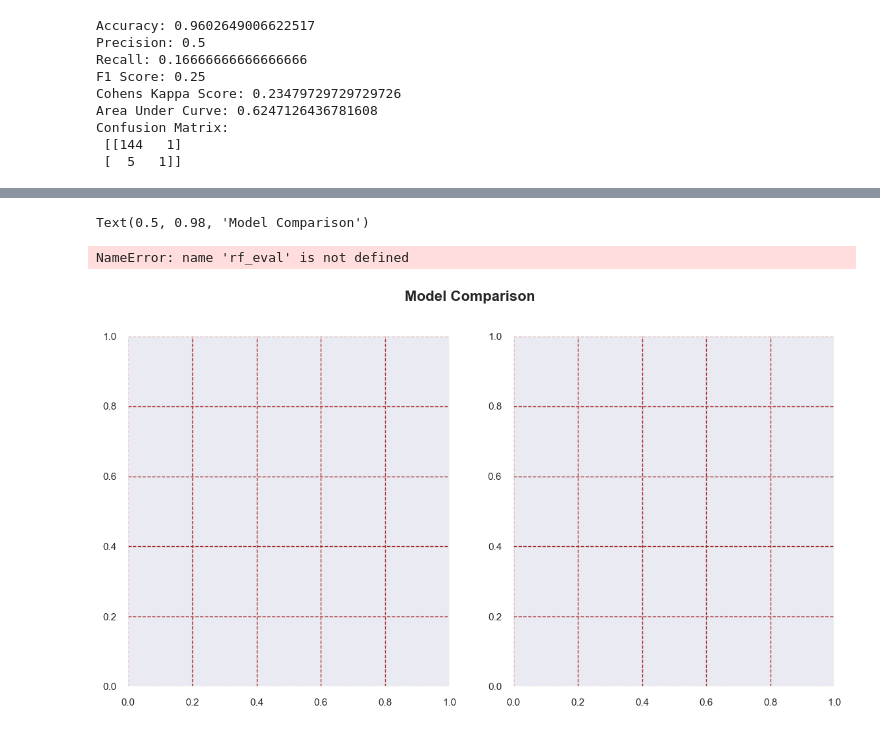
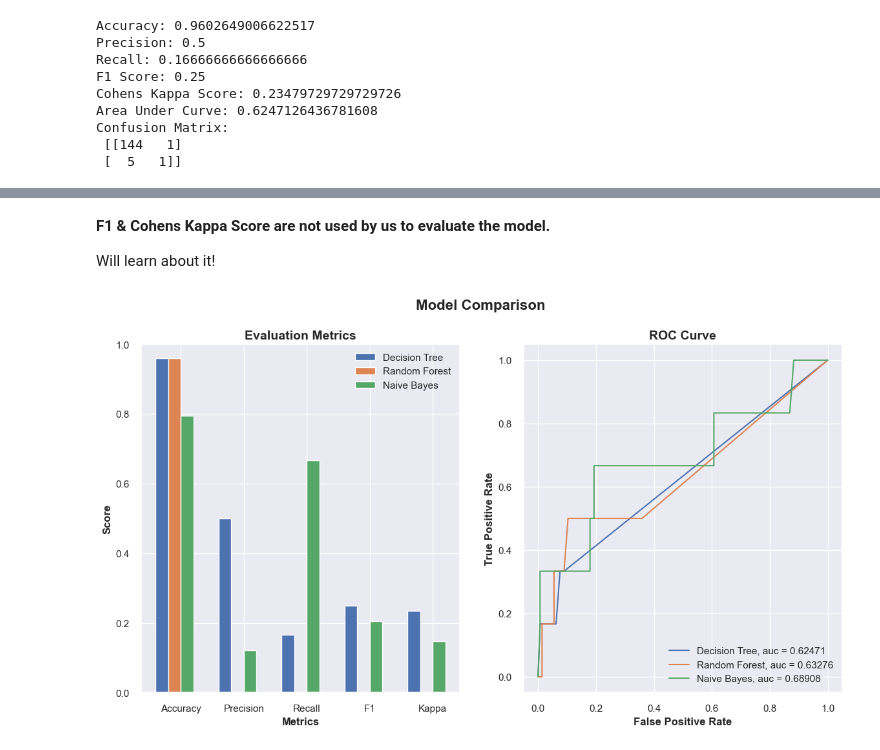
Before and after one commit to sankhadeepriju/Cervical-Cancer-Risk-Factors, a Jupyter notebook: cervical_cancer♥.ipynb, the cells around one changed output, grey strips where cells are left out. Saved outputs shown, nothing was run; the diff lists cells and outputs as text; code cells hidden in the pictures.

```diff
--- a/cervical_cancer♥.ipynb
+++ b/cervical_cancer♥.ipynb
@@ -834,0 +889,18 @@ Confusion Matrix:
+# %%
+from sklearn.naive_bayes import GaussianNB
+
+# Building Naive Bayes model
+nb = GaussianNB()
+nb.fit(X_train, y_train)
+
+# Evaluate Model
+nb_eval = evaluate_model(nb, X_test, y_test)
+
+# Print result
+print('Accuracy:', nb_eval['acc'])
+print('Precision:', nb_eval['prec'])
+print('Recall:', nb_eval['rec'])
+print('F1 Score:', nb_eval['f1'])
+print('Cohens Kappa Score:', nb_eval['kappa'])
+print('Area Under Curve:', nb_eval['auc'])
+print('Confusion Matrix:\n', nb_eval['cm'])
@@ -835,3 +918,7 @@ Confusion Matrix:
+# %% [markdown]
+**F1 & Cohens Kappa Score are not used by us to evaluate the model.**
+
+Will learn about it!
 # %%
 # Intitialize figure with two plots
 fig, (ax1, ax2) = plt.subplots(1, 2)
@@ -846,49 +933,47 @@ barWidth = 0.2
 dtc_score = [dtc_eval['acc'], dtc_eval['prec'], dtc_eval['rec'], dtc_eval['f1'], dtc_eval['kappa']]
 rf_score = [rf_eval['acc'], rf_eval['prec'], rf_eval['rec'], rf_eval['f1'], rf_eval['kappa']]
 nb_score = [nb_eval['acc'], nb_eval['prec'], nb_eval['rec'], nb_eval['f1'], nb_eval['kappa']]
-knn_score = [knn_eval['acc'], knn_eval['prec'], knn_eval['rec'], knn_eval['f1'], knn_eval['kappa']]
+#knn_score = [knn_eval['acc'], knn_eval['prec'], knn_eval['rec'], knn_eval['f1'], knn_eval['kappa']]
 
 ## Set position of bar on X axis
 r1 = np.arange(len(dtc_score))
 r2 = [x + barWidth for x in r1]
 r3 = [x + barWidth for x in r2]
-r4 = [x + barWidth for x in r3]
+#r4 = [x + barWidth for x in r3]
 
 ## Make the plot
 ax1.bar(r1, dtc_score, width=barWidth, edgecolor='white', label='Decision Tree')
 ax1.bar(r2, rf_score, width=barWidth, edgecolor='white', label='Random Forest')
 ax1.bar(r3, nb_score, width=barWidth, edgecolor='white', label='Naive Bayes')
-ax1.bar(r4, knn_score, width=barWidth, edgecolor='white', label='K-Nearest Neighbors')
+#ax1.bar(r4, knn_score, width=barWidth, edgecolor='white', label='K-Nearest Neighbors')
 
 ## Configure x and y axis
 ax1.set_xlabel('Metrics', fontweight='bold')
 labels = ['Accuracy', 'Precision', 'Recall', 'F1', 'Kappa']
 ax1.set_xticks([r + (barWidth * 1.5) for r in range(len(dtc_score))], )
 ax1.set_xticklabels(labels)
 ax1.set_ylabel('Score', fontweight='bold')
 ax1.set_ylim(0, 1)
 
 ## Create legend & title
 ax1.set_title('Evaluation Metrics', fontsize=14, fontweight='bold')
 ax1.legend()
 
 # Second plot
 ## Comparing ROC Curve
 ax2.plot(dtc_eval['fpr'], dtc_eval['tpr'], label='Decision Tree, auc = {:0.5f}'.format(dtc_eval['auc']))
 ax2.plot(rf_eval['fpr'], rf_eval['tpr'], label='Random Forest, auc = {:0.5f}'.format(rf_eval['auc']))
 ax2.plot(nb_eval['fpr'], nb_eval['tpr'], label='Naive Bayes, auc = {:0.5f}'.format(nb_eval['auc']))
-ax2.plot(knn_eval['fpr'], knn_eval['tpr'], label='K-Nearest Nieghbor, auc = {:0.5f}'.format(knn_eval['auc']))
+#ax2.plot(knn_eval['fpr'], knn_eval['tpr'], label='K-Nearest Nieghbor, auc = {:0.5f}'.format(knn_eval['auc']))
 
 ## Configure x and y axis
 ax2.set_xlabel('False Positive Rate', fontweight='bold')
 ax2.set_ylabel('True Positive Rate', fontweight='bold')
 
 ## Create legend & title
 ax2.set_title('ROC Curve', fontsize=14, fontweight='bold')
 ax2.legend(loc=4)
 
-plt.show()
+plt.show();
 # %% [output]
-Text(0.5, 0.98, 'Model Comparison')
-NameError: name 'rf_eval' is not defined
-[figure, old version]
+[figure, new version]
```
Also changed, not shown: parts of 9 cells of this notebook.
